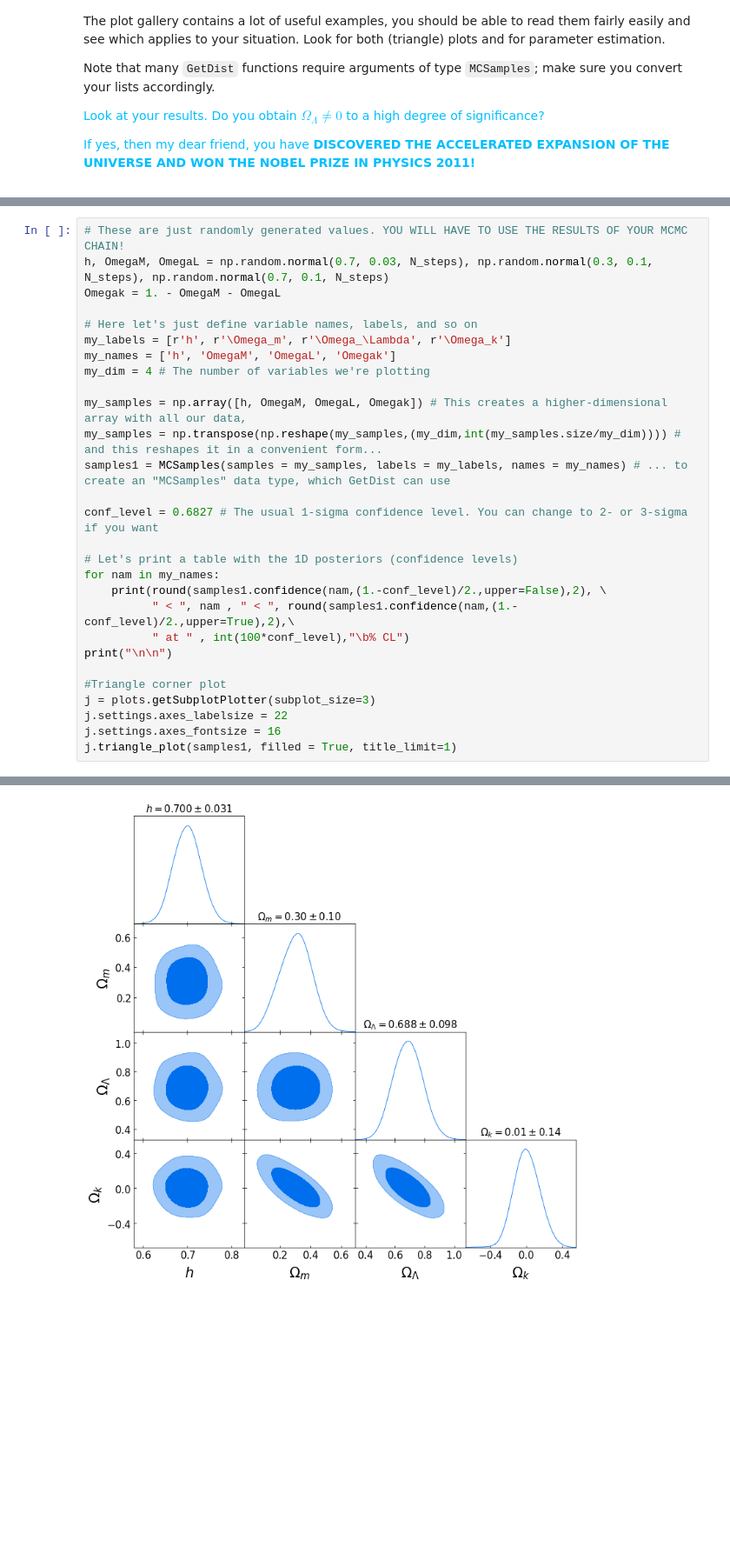
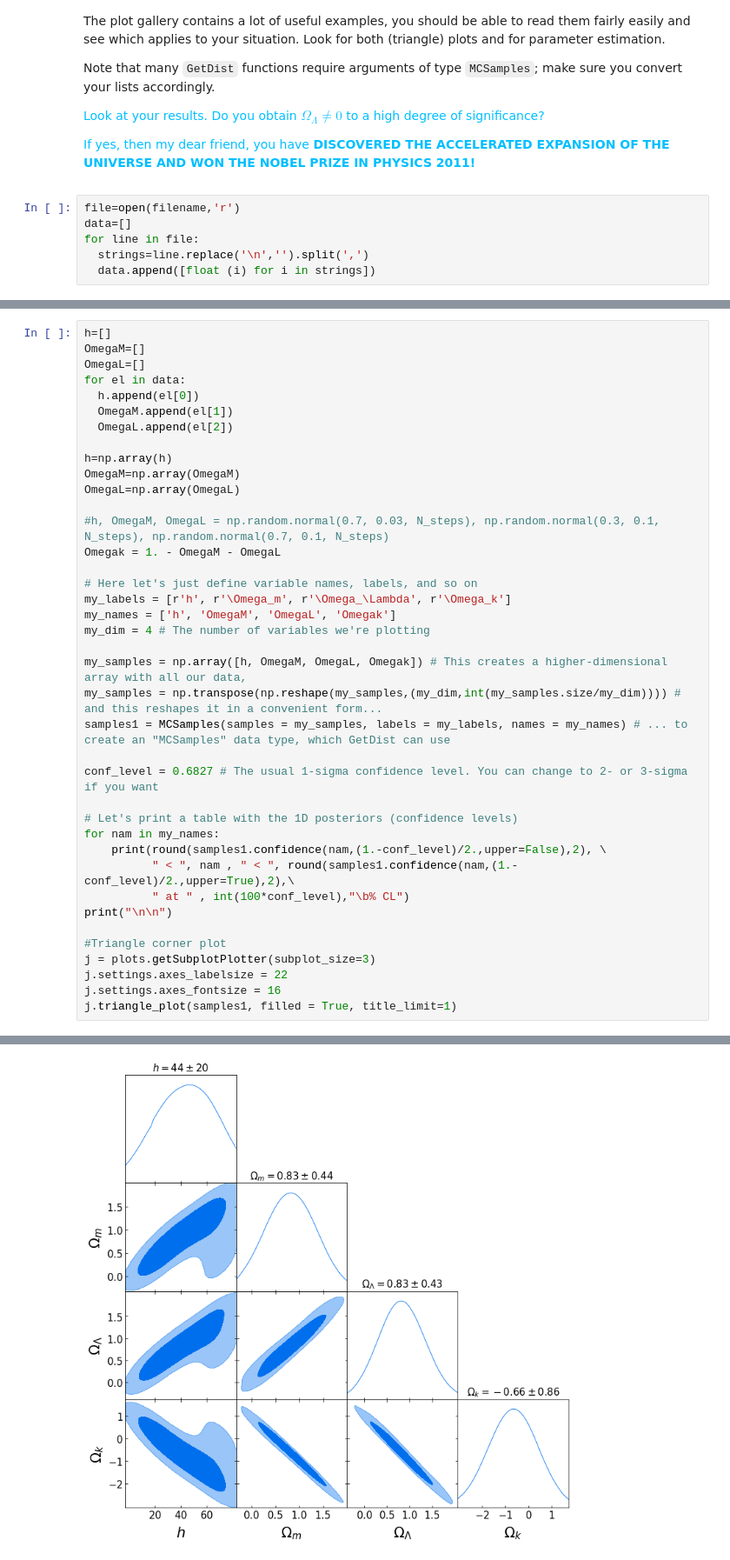
Before and after one commit to margheritawar/PRA3024, a Jupyter notebook: Copia_di_PRA3024_2223_COSMOLOGY.ipynb, the cells around one changed output, grey strips where cells are left out. Shown at 87% size. Drawn from its saved outputs; the diff is of its cells as text; blank space fills up the shorter version.

```diff
--- a/Copia_di_PRA3024_2223_COSMOLOGY.ipynb
+++ b/Copia_di_PRA3024_2223_COSMOLOGY.ipynb
@@ -421,3 +443,9 @@ Look at your results. Do you obtain $\Omega_\Lambda \neq 0$ to a high degree of
 If yes, then my dear friend, you have **DISCOVERED THE ACCELERATED EXPANSION OF THE UNIVERSE AND WON THE NOBEL PRIZE IN PHYSICS 2011!**
 </font>
 </p>
+# %%
+file=open(filename,'r')
+data=[]
+for line in file:
+  strings=line.replace('\n','').split(',')
+  data.append([float (i) for i in strings])
@@ -424,6 +454,17 @@ If yes, then my dear friend, you have **DISCOVERED THE ACCELERATED EXPANSION OF
 # %%
-# These are just randomly generated values. YOU WILL HAVE TO USE THE RESULTS OF YOUR MCMC CHAIN!
-h, OmegaM, OmegaL = np.random.normal(0.7, 0.03, N_steps), np.random.normal(0.3, 0.1, N_steps), np.random.normal(0.7, 0.1, N_steps)
+h=[]
+OmegaM=[]
+OmegaL=[]
+for el in data:
+  h.append(el[0])
+  OmegaM.append(el[1])
+  OmegaL.append(el[2])
+
+h=np.array(h)
+OmegaM=np.array(OmegaM)
+OmegaL=np.array(OmegaL)
+
+#h, OmegaM, OmegaL = np.random.normal(0.7, 0.03, N_steps), np.random.normal(0.3, 0.1, N_steps), np.random.normal(0.7, 0.1, N_steps)
 Omegak = 1. - OmegaM - OmegaL
 
 # Here let's just define variable names, labels, and so on
@@ -458,4 +505,4 @@ Removed no burn in
-[figure, old version]
+[figure, new version]
 # %% [markdown]
 ## <font color='deepskyblue'>Further Improvements</font>
 
```
Also changed, not shown: parts of 5 cells of this notebook.
